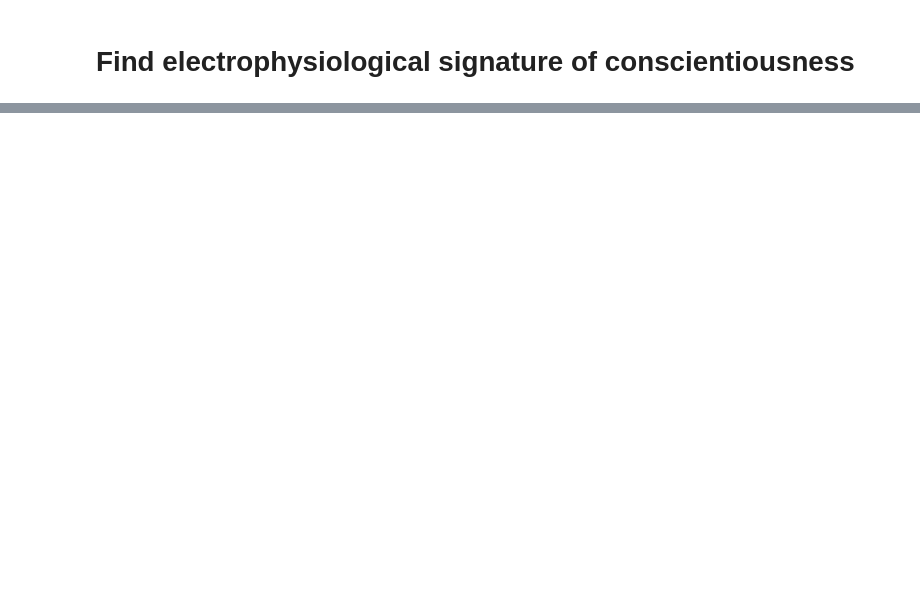
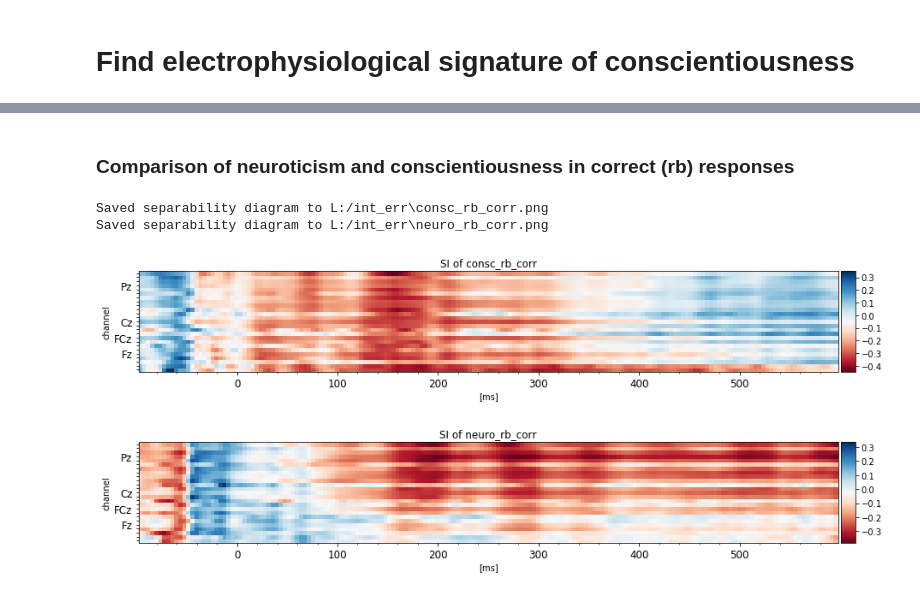
Before and after one commit to liephat/personality_seegnature, a Jupyter notebook: personality_seegnature/classify_signature_of_conscientiousness.ipynb, the cells around one changed output, grey strips where cells are left out. Drawn from its saved outputs; the diff is of its cells as text; code cells hidden in the pictures; blank space fills up the shorter version.

```diff
--- a/personality_seegnature/classify_signature_of_conscientiousness.ipynb
+++ b/personality_seegnature/classify_signature_of_conscientiousness.ipynb
@@ -40,0 +88,12 @@ Total: 588
+# %% [markdown]
+### Comparison of neuroticism and conscientiousness in correct (rb) responses
+# %%
+consc_std_err = SeparabilityIndex('consc_rb_corr', eeg_data.data['err_corr'], CHANNELS, 'Consc', 'pearson')
+consc_std_err.save_as_heatmap(working_directory, CHANNELS)
+neuro_std_err = SeparabilityIndex('neuro_rb_corr', eeg_data.data['err_corr'], CHANNELS, 'Neuroticism', 'pearson')
+neuro_std_err.save_as_heatmap(working_directory, CHANNELS)
+# %% [output]
+Saved separability diagram to L:/int_err\consc_rb_corr.png
+Saved separability diagram to L:/int_err\neuro_rb_corr.png
+[figure, added]
+[figure, added]
```
Also changed, not shown: parts of 20 cells of this notebook.
